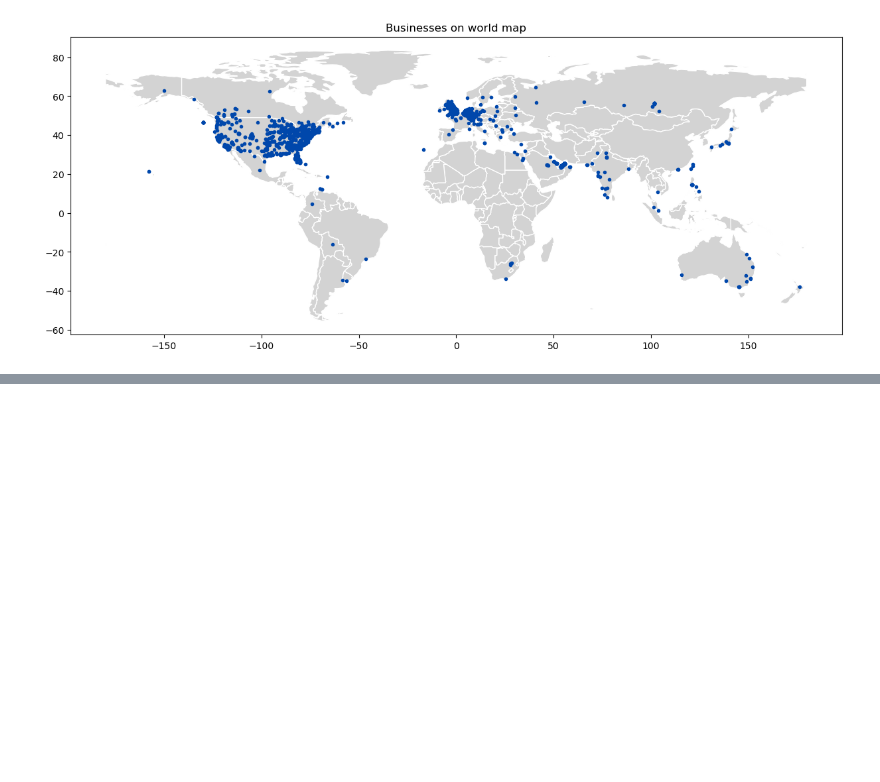
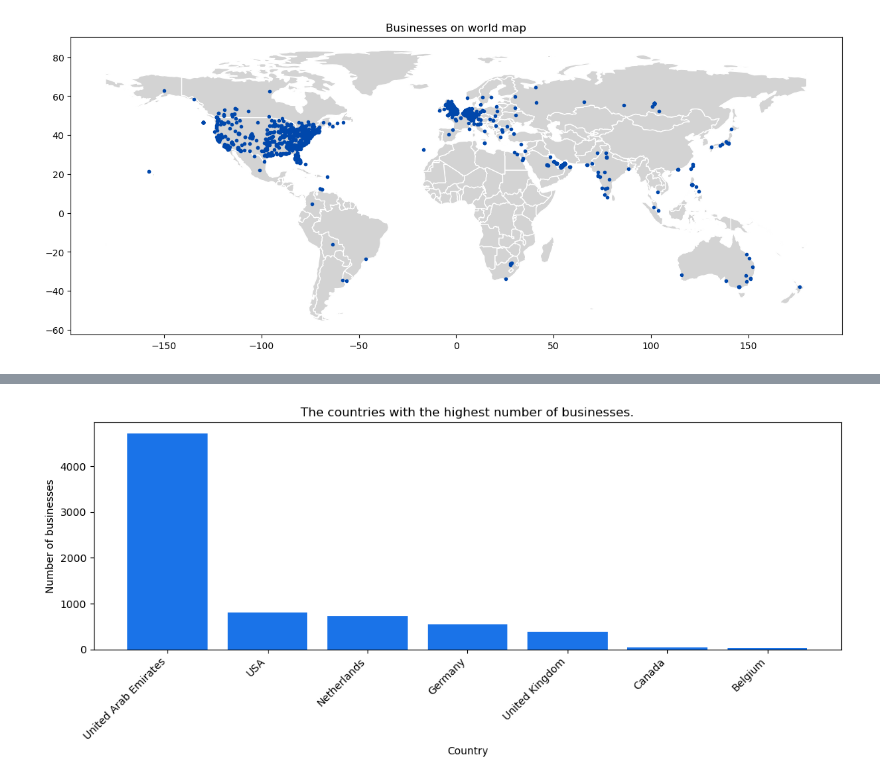
Before and after one commit to kwiatkowskaa/Location_Intelligence_Data_Clustering, a Jupyter notebook: EDA.ipynb, the cells around one changed output, grey strips where cells are left out. Saved outputs shown, nothing was run; the diff lists cells and outputs as text; code cells hidden in the pictures; blank space fills up the shorter version.

```diff
--- a/EDA.ipynb
+++ b/EDA.ipynb
@@ -372,0 +373,10 @@ print(X_train_country.to_string(index=False))
+# %%
+import re
+def replace_two_letter_words(text):
+    pattern = r'\b[A-Z]{2}\b'
+    result = re.sub(pattern, 'USA', text)
+    return result
+
+X_train_country['country'] = X_train_country['country'].apply(lambda x: replace_two_letter_words(x))
+X_train_country = X_train_country.groupby('country')['NumberOfBusinessInCountry'].sum().reset_index()
+print(X_train_country.to_string(index=False))
@@ -372,0 +401,14 @@ print(X_train_country.to_string(index=False))
+# %%
+tmp = X_train_country[X_train_country['NumberOfBusinessInCountry'] > 30]
+tmp = tmp.sort_values(by='NumberOfBusinessInCountry', ascending=False)
+
+plt.figure(figsize=(11, 5))
+plt.bar(tmp['country'], tmp['NumberOfBusinessInCountry'], align='center', color = '#1a73e8')
+plt.title('The countries with the highest number of businesses.')
+plt.xlabel('Country')
+plt.ylabel('Number of businesses')
+plt.xticks(rotation=45, ha='right')
+plt.tight_layout()
+plt.show()
+# %% [output]
+[figure, added]
```
Also changed, not shown: parts of 34 cells of this notebook.
